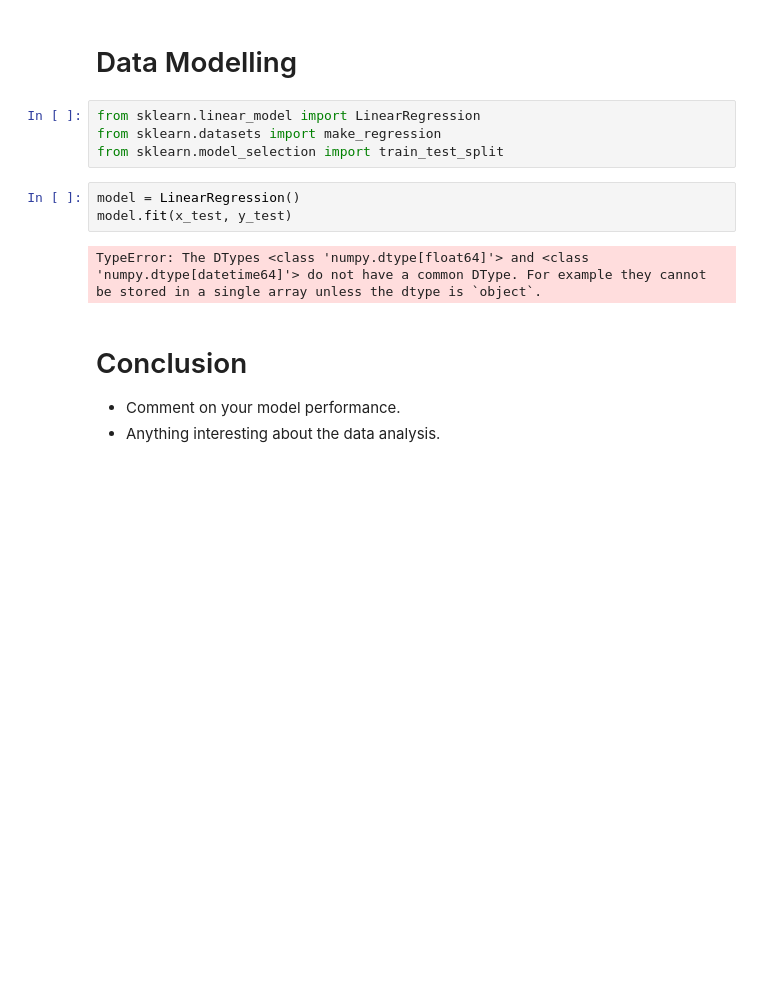
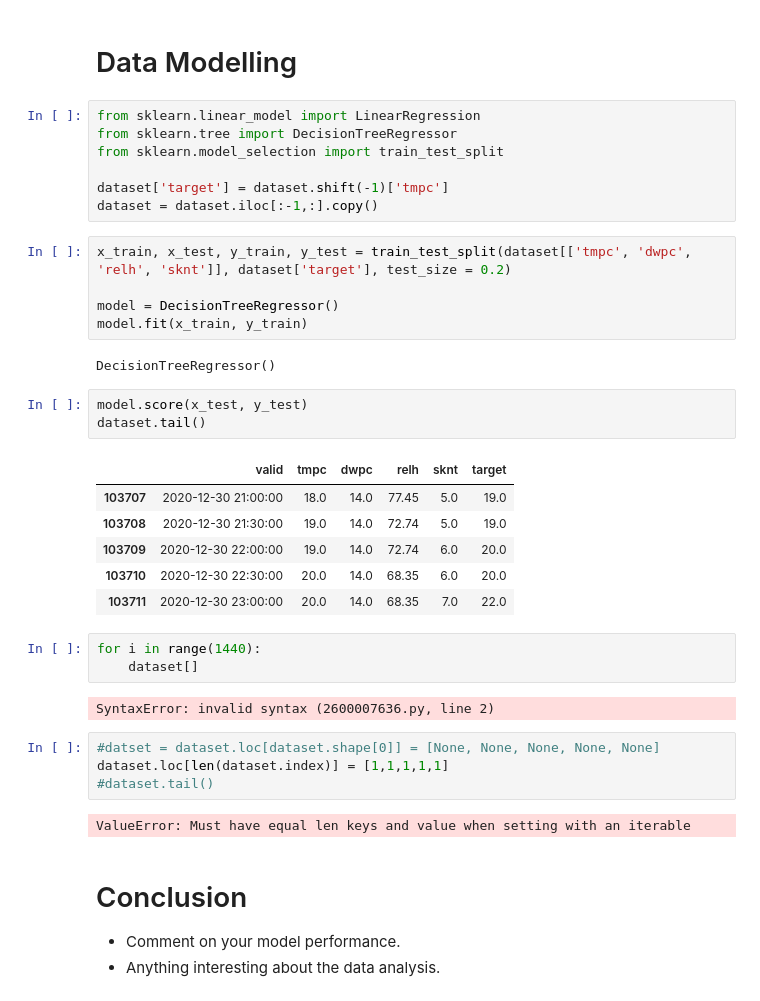
Before and after one commit to RuiGene/2022-Phase-2, a Jupyter notebook: 3. Data Science/submission.ipynb, the cells around one changed output. Drawn from its saved outputs; the diff is of its cells as text; blank space fills up the shorter version.

```diff
--- a/3. Data Science/submission.ipynb
+++ b/3. Data Science/submission.ipynb
@@ -220,13 +223,39 @@ memory usage: 3.2 MB
 # Data Modelling
 # %%
 from sklearn.linear_model import LinearRegression
-from sklearn.datasets import make_regression
+from sklearn.tree import DecisionTreeRegressor
 from sklearn.model_selection import train_test_split
+
+dataset['target'] = dataset.shift(-1)['tmpc']
+dataset = dataset.iloc[:-1,:].copy()
+# %%
+x_train, x_test, y_train, y_test = train_test_split(dataset[['tmpc', 'dwpc', 'relh', 'sknt']], dataset['target'], test_size = 0.2)
+
+model = DecisionTreeRegressor()
+model.fit(x_train, y_train)
+# %% [output]
+DecisionTreeRegressor()
 # %%
-model = LinearRegression()
-model.fit(x_test, y_test)
+model.score(x_test, y_test)
+dataset.tail()
 # %% [output]
-TypeError: The DTypes <class 'numpy.dtype[float64]'> and <class 'numpy.dtype[datetime64]'> do not have a common DType. For example they cannot be stored in a single array unless the dtype is `object`.
+|  | valid | tmpc | dwpc | relh | sknt | target |
+| 103707 | 2020-12-30 21:00:00 | 18.0 | 14.0 | 77.45 | 5.0 | 19.0 |
+| 103708 | 2020-12-30 21:30:00 | 19.0 | 14.0 | 72.74 | 5.0 | 19.0 |
+| 103709 | 2020-12-30 22:00:00 | 19.0 | 14.0 | 72.74 | 6.0 | 20.0 |
+| 103710 | 2020-12-30 22:30:00 | 20.0 | 14.0 | 68.35 | 6.0 | 20.0 |
+| 103711 | 2020-12-30 23:00:00 | 20.0 | 14.0 | 68.35 | 7.0 | 22.0 |
+# %%
+for i in range(1440):
+    dataset[]
+# %% [output]
+SyntaxError: invalid syntax (2600007636.py, line 2)
+# %%
+#datset = dataset.loc[dataset.shape[0]] = [None, None, None, None, None]
+dataset.loc[len(dataset.index)] = [1,1,1,1,1]
+#dataset.tail()
+# %% [output]
+ValueError: Must have equal len keys and value when setting with an iterable
 # %% [markdown]
 # Conclusion
 
```
Also changed, not shown: parts of 4 cells of this notebook.
